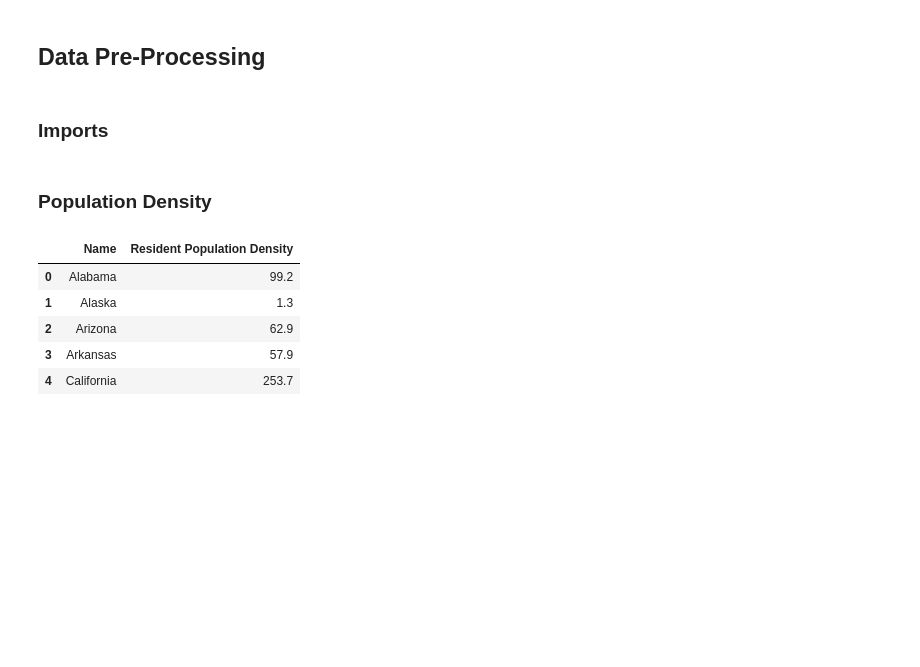
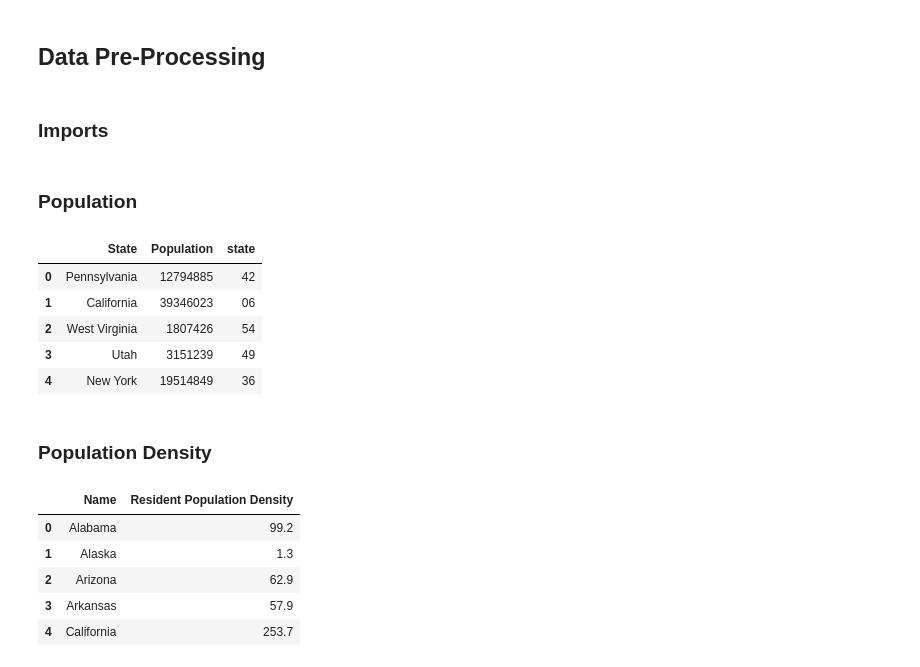
Before and after one commit to 9t8/cmsc320_project, a Jupyter notebook: c2.ipynb, the cells around one changed output. Cells and saved outputs as stored; diff of their text form; code cells hidden in the pictures; blank space fills up the shorter version.

Commit message:
Added population df

```diff
--- a/c2.ipynb
+++ b/c2.ipynb
@@ -21,6 +21,22 @@ sns.set_theme()
 
 # sam's API key: 23c580dcbb047d99e93502f60681fc6430f2fc9a
 c = Census("23c580dcbb047d99e93502f60681fc6430f2fc9a", year = 2020)
+# %% [markdown]
+### Population
+# %%
+population_data = c.acs5.state(('NAME', 'B01003_001E'), Census.ALL)
+population = pd.DataFrame(population_data)
+population.rename(columns={'NAME': 'State', 'B01003_001E': 'Population'}, inplace=True)
+population['Population'] = population['Population'].astype(int)
+
+population.head()
+# %% [output]
+|  | State | Population | state |
+| 0 | Pennsylvania | 12794885 | 42 |
+| 1 | California | 39346023 | 06 |
+| 2 | West Virginia | 1807426 | 54 |
+| 3 | Utah | 3151239 | 49 |
+| 4 | New York | 19514849 | 36 |
 # %% [markdown]
 ### Population Density
 # %%
```
